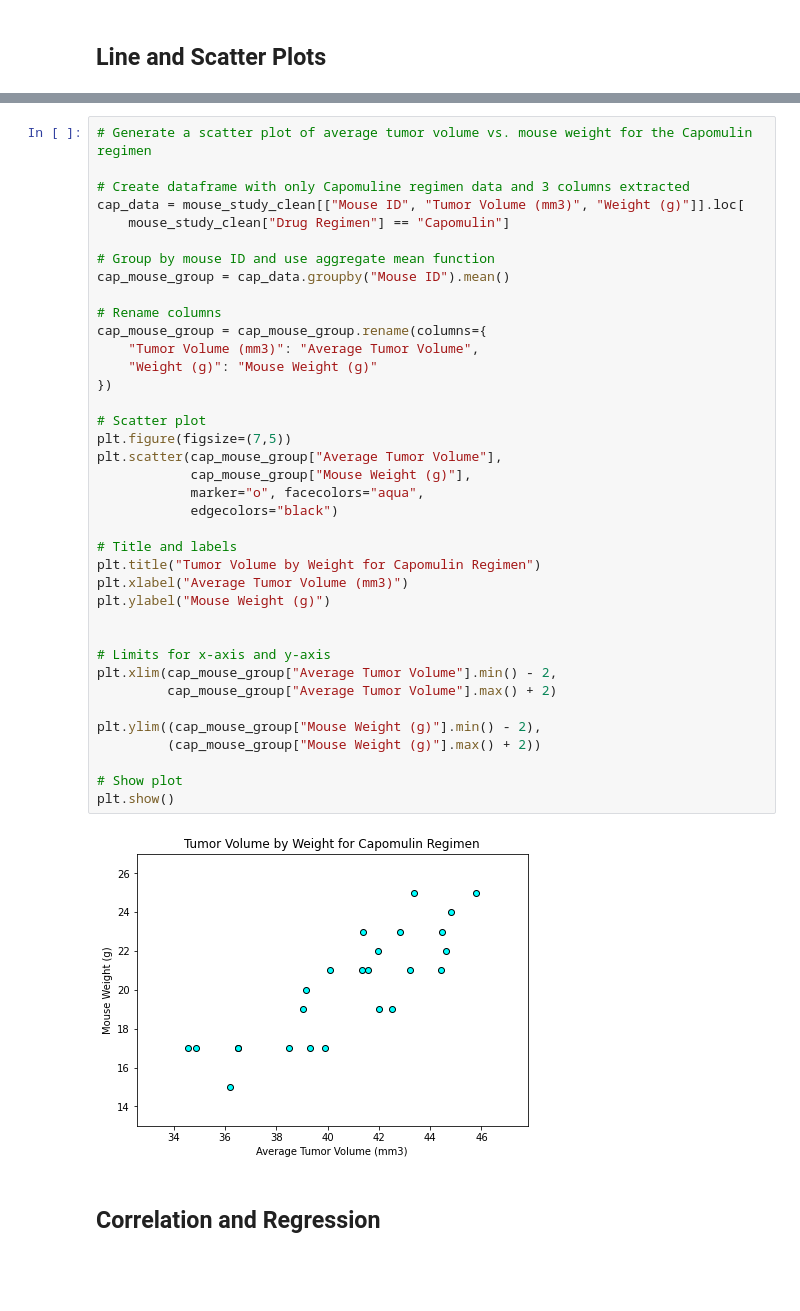
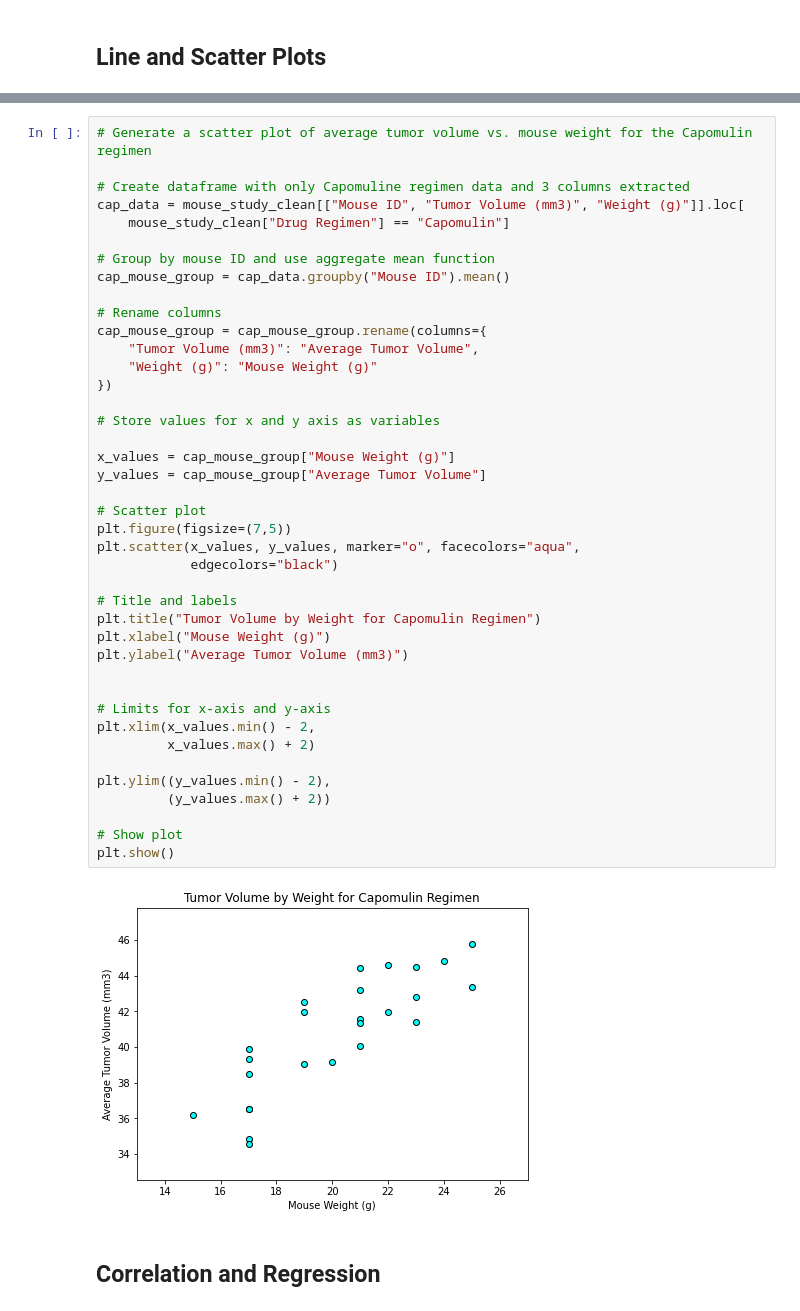
Before and after one commit to Seltsam1/matplotlib-pharmaceutical-analysis, a Jupyter notebook: pharmaceutical-analysis.ipynb, the cells around one changed output, grey strips where cells are left out. Saved outputs shown, nothing was run; the diff lists cells and outputs as text; blank space fills up the shorter version.

Commit message:
Updated pharmaceutical-analysis.ipynb
Changed axis on scatter, edits to insights

```diff
--- a/pharmaceutical-analysis.ipynb
+++ b/pharmaceutical-analysis.ipynb
@@ -439,43 +439,46 @@ plt.show()
 # %%
 # Generate a scatter plot of average tumor volume vs. mouse weight for the Capomulin regimen
 
 # Create dataframe with only Capomuline regimen data and 3 columns extracted
 cap_data = mouse_study_clean[["Mouse ID", "Tumor Volume (mm3)", "Weight (g)"]].loc[
     mouse_study_clean["Drug Regimen"] == "Capomulin"]
 
 # Group by mouse ID and use aggregate mean function
 cap_mouse_group = cap_data.groupby("Mouse ID").mean()
 
 # Rename columns
 cap_mouse_group = cap_mouse_group.rename(columns={
     "Tumor Volume (mm3)": "Average Tumor Volume",
     "Weight (g)": "Mouse Weight (g)"
 })
 
+# Store values for x and y axis as variables
+
+x_values = cap_mouse_group["Mouse Weight (g)"]
+y_values = cap_mouse_group["Average Tumor Volume"]
+
 # Scatter plot
 plt.figure(figsize=(7,5))
-plt.scatter(cap_mouse_group["Average Tumor Volume"],
-            cap_mouse_group["Mouse Weight (g)"],
-            marker="o", facecolors="aqua",
+plt.scatter(x_values, y_values, marker="o", facecolors="aqua",
             edgecolors="black")
 
 # Title and labels
 plt.title("Tumor Volume by Weight for Capomulin Regimen")
-plt.xlabel("Average Tumor Volume (mm3)")
-plt.ylabel("Mouse Weight (g)")
+plt.xlabel("Mouse Weight (g)")
+plt.ylabel("Average Tumor Volume (mm3)")
 
 
 # Limits for x-axis and y-axis
-plt.xlim(cap_mouse_group["Average Tumor Volume"].min() - 2,
-         cap_mouse_group["Average Tumor Volume"].max() + 2)
+plt.xlim(x_values.min() - 2,
+         x_values.max() + 2)
 
-plt.ylim((cap_mouse_group["Mouse Weight (g)"].min() - 2),
-         (cap_mouse_group["Mouse Weight (g)"].max() + 2))
+plt.ylim((y_values.min() - 2),
+         (y_values.max() + 2))
 
 # Show plot
 plt.show()
 # %% [output]
-[figure, old version]
+[figure, new version]
 # %% [markdown]
 ## Correlation and Regression
 # %%
```
Also changed, not shown: parts of 5 cells of this notebook.
